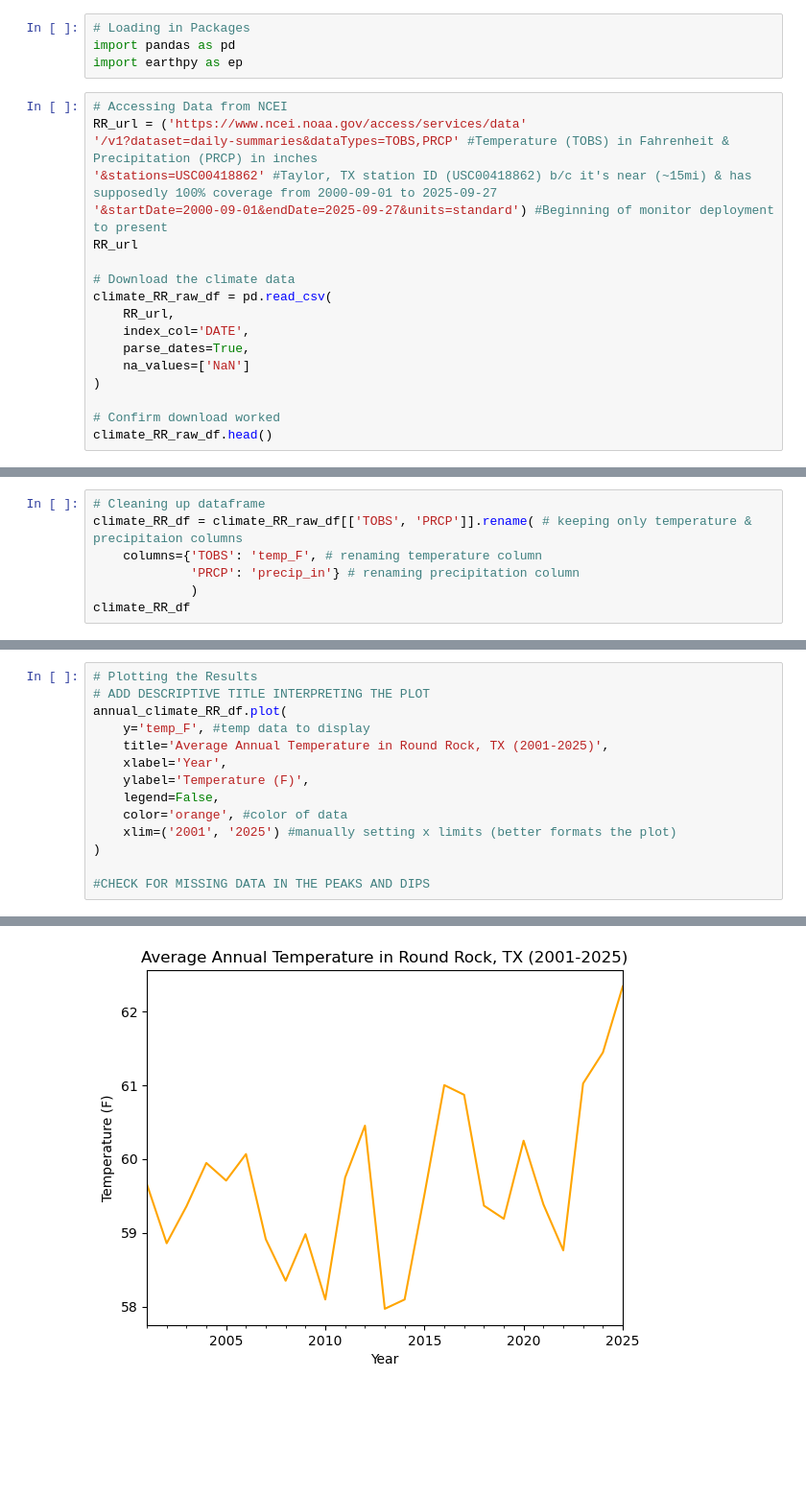
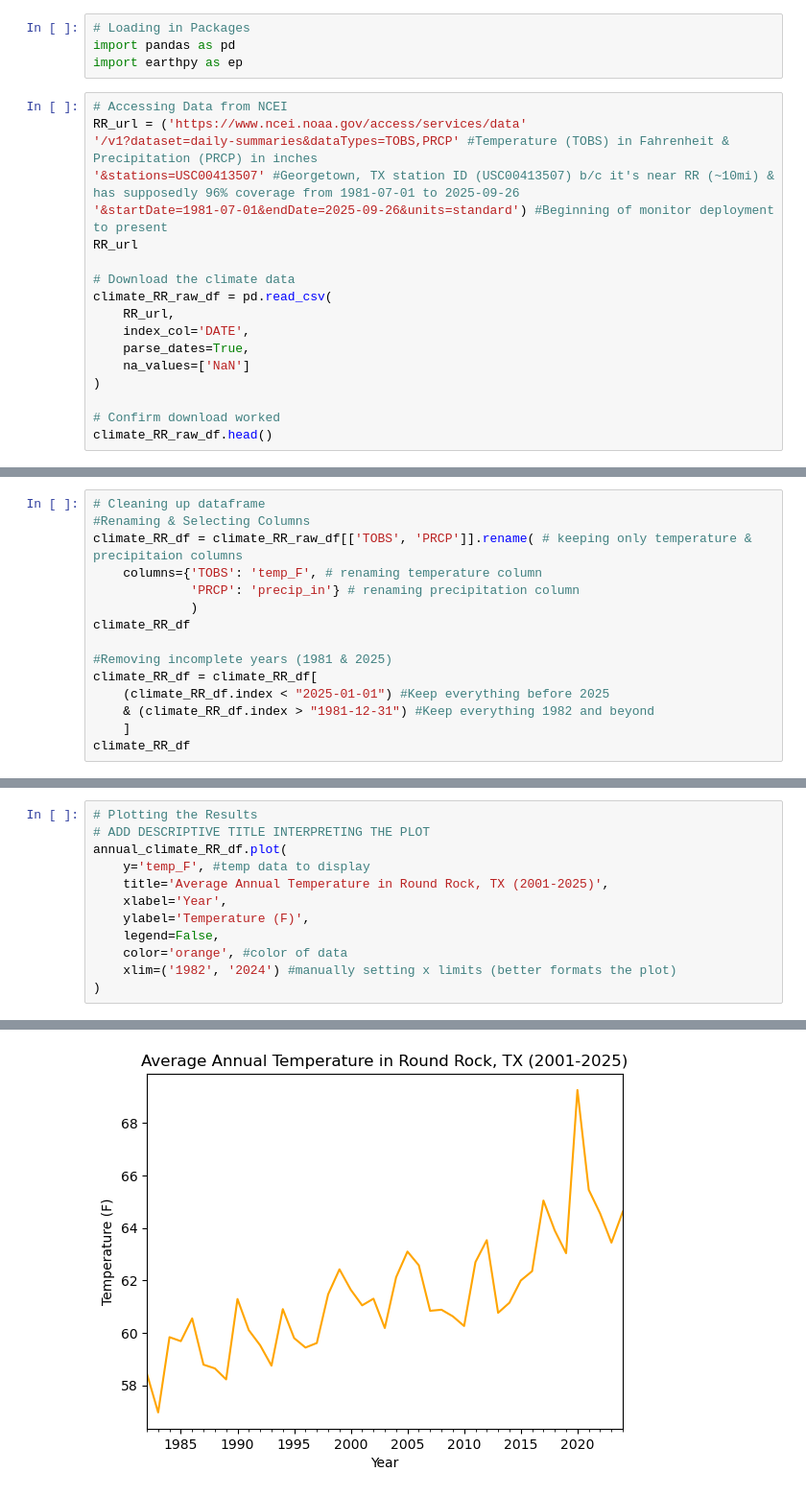
Before and after one commit to earthlab-education/02-climate-mawo7952, a Jupyter notebook: climate-change-portfolio-code.ipynb, the cells around one changed output, grey strips where cells are left out. Shown at 96% size. Drawn from its saved outputs; the diff is of its cells as text; blank space fills up the shorter version.

```diff
--- a/climate-change-portfolio-code.ipynb
+++ b/climate-change-portfolio-code.ipynb
@@ -26,8 +28,8 @@ import earthpy as ep
 # Accessing Data from NCEI
 RR_url = ('https://www.ncei.noaa.gov/access/services/data'
 '/v1?dataset=daily-summaries&dataTypes=TOBS,PRCP' #Temperature (TOBS) in Fahrenheit & Precipitation (PRCP) in inches
-'&stations=USC00418862' #Taylor, TX station ID (USC00418862) b/c it's near (~15mi) & has supposedly 100% coverage from 2000-09-01 to 2025-09-27
-'&startDate=2000-09-01&endDate=2025-09-27&units=standard') #Beginning of monitor deployment to present
+'&stations=USC00413507' #Georgetown, TX station ID (USC00413507) b/c it's near RR (~10mi) & has supposedly 96% coverage from 1981-07-01 to 2025-09-26
+'&startDate=1981-07-01&endDate=2025-09-26&units=standard') #Beginning of monitor deployment to present
 RR_url
 
 # Download the climate data
@@ -51,10 +53,18 @@ climate_RR_raw_df.head()
 # %%
 # Cleaning up dataframe
+#Renaming & Selecting Columns
 climate_RR_df = climate_RR_raw_df[['TOBS', 'PRCP']].rename( # keeping only temperature & precipitaion columns
     columns={'TOBS': 'temp_F', # renaming temperature column
              'PRCP': 'precip_in'} # renaming precipitation column
              )
 climate_RR_df
+
+#Removing incomplete years (1981 & 2025)
+climate_RR_df = climate_RR_df[
+    (climate_RR_df.index < "2025-01-01") #Keep everything before 2025
+    & (climate_RR_df.index > "1981-12-31") #Keep everything 1982 and beyond
+    ]
+climate_RR_df
 # %% [output]
 |  | temp_F | precip_in |
 | DATE |  |  |
@@ -128,17 +127,15 @@ annual_climate_RR_df
 # %%
 # Plotting the Results
 # ADD DESCRIPTIVE TITLE INTERPRETING THE PLOT
 annual_climate_RR_df.plot(
     y='temp_F', #temp data to display
     title='Average Annual Temperature in Round Rock, TX (2001-2025)',
     xlabel='Year',
     ylabel='Temperature (F)',
     legend=False,
     color='orange', #color of data
-    xlim=('2001', '2025') #manually setting x limits (better formats the plot)
+    xlim=('1982', '2024') #manually setting x limits (better formats the plot)
 )
-
-#CHECK FOR MISSING DATA IN THE PEAKS AND DIPS
 # %% [output]
 <Axes: title={'center': 'Average Annual Temperature in Round Rock, TX (2001-2025)'}, xlabel='Year', ylabel='Temperature (F)'>
-[figure, old version]
+[figure, new version]
```
Also changed, not shown: parts of 10 cells of this notebook, 3 other files.
